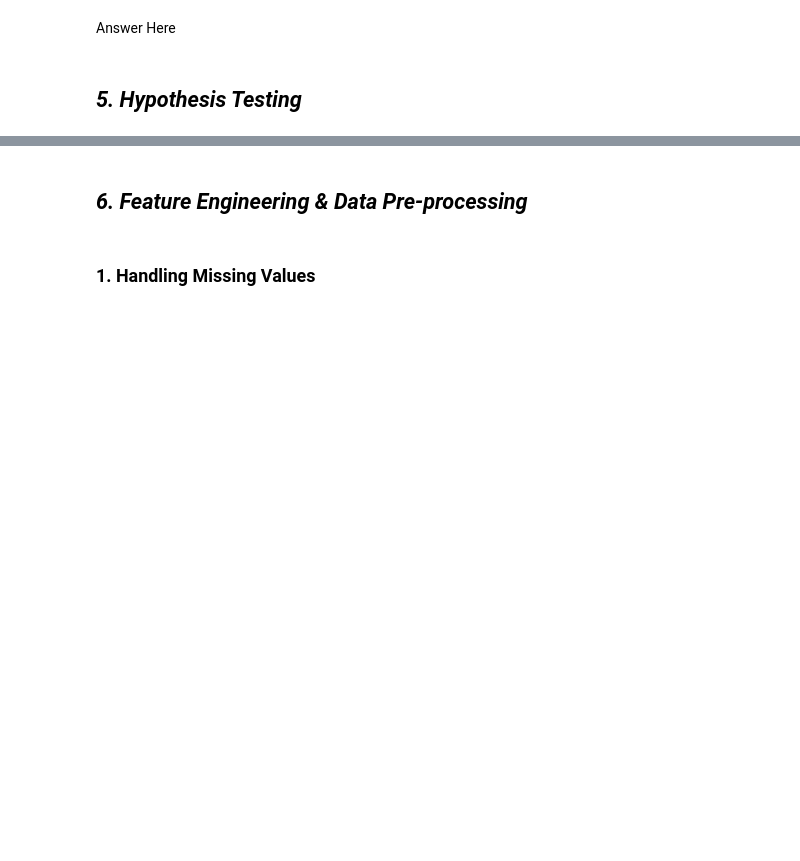
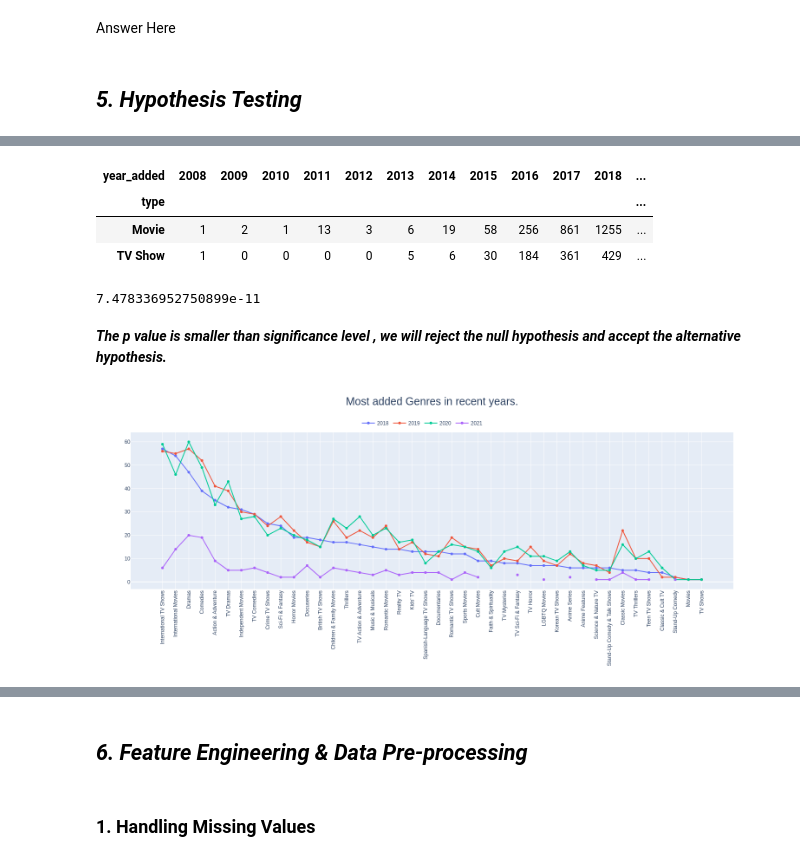
Before and after one commit to Varinder-KM/NETFLIX-MOVIES-AND-TV-SHOWS-CLUSTERING_Capstone-Project, a Jupyter notebook: NETFLIX_MOVIES_AND_TV_SHOWS_CLUSTERING.ipynb, the cells around one changed output, grey strips where cells are left out. Cells and saved outputs as stored; diff of their text form; code cells hidden in the pictures; blank space fills up the shorter version.

Commit message:
Hypothesis Testing done

```diff
--- a/NETFLIX_MOVIES_AND_TV_SHOWS_CLUSTERING.ipynb
+++ b/NETFLIX_MOVIES_AND_TV_SHOWS_CLUSTERING.ipynb
@@ -1071,0 +1019,18 @@ Answer Here.
+# %%
+hypo_data = pd.crosstab(netflix_data['type'], netflix_data['year_added'], margins=False)
+hypo_data
+# %% [output]
+| year_added | 2008 | 2009 | 2010 | 2011 | 2012 | 2013 | 2014 | 2015 | 2016 | 2017 | 2018 | ... |
+| type |  |  |  |  |  |  |  |  |  |  |  | ... |
+| Movie | 1 | 2 | 1 | 13 | 3 | 6 | 19 | 58 | 256 | 861 | 1255 | ... |
+| TV Show | 1 | 0 | 0 | 0 | 0 | 5 | 6 | 30 | 184 | 361 | 429 | ... |
+# %%
+from scipy.stats import chisquare
+from scipy.stats import chi2_contingency
+stat, p, dof, expected = chi2_contingency(hypo_data)
+
+p
+# %% [output]
+7.478336952750899e-11
+# %% [markdown]
+***The p value is smaller than significance level , we will reject the null hypothesis and accept the alternative hypothesis.***
@@ -1071,0 +1065,28 @@ Answer Here.
+# %%
+# Plot the above data.
+df = yr_genre_count_df.sort_values([2018,2019,2020,2021],ascending=False)
+fig = go.Figure()
+fig.add_trace(go.Scatter(y=df[2018], x=df['Genre'],
+                    mode='lines+markers',
+                    name=2018))
+fig.add_trace(go.Scatter(y=df[2019], x=df['Genre'],
+                    mode='lines+markers',
+                    name=2019))
+fig.add_trace(go.Scatter(y=df[2020], x=df['Genre'],
+                    mode='lines+markers',
+                    name=2020))
+fig.add_trace(go.Scatter(y=df[2021], x=df['Genre'],
+                    mode='lines+markers',
+                    name=2021))
+fig.update_xaxes(tickangle=-90)
+fig.update_layout(title={'text': 'Most added Genres in recent years.',
+                          'y':0.97,
+                          'x':0.5,
+                          'font_size':25,
+                          'xanchor': 'center',
+                          'yanchor': 'top'},height=650, width=1550,legend=dict(x=0.38, y=1.1, orientation="h"))
+
+# fig.show()
+fig.show('png')
+# %% [output]
+[figure, added]
```
Also changed, not shown: parts of 44 cells of this notebook.
